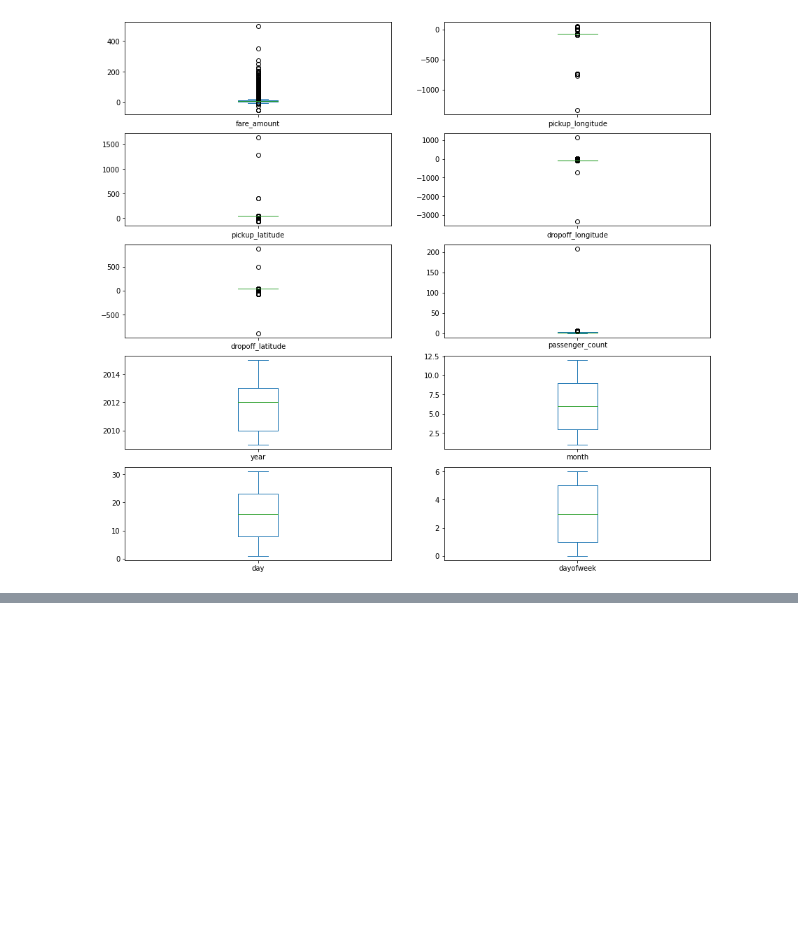
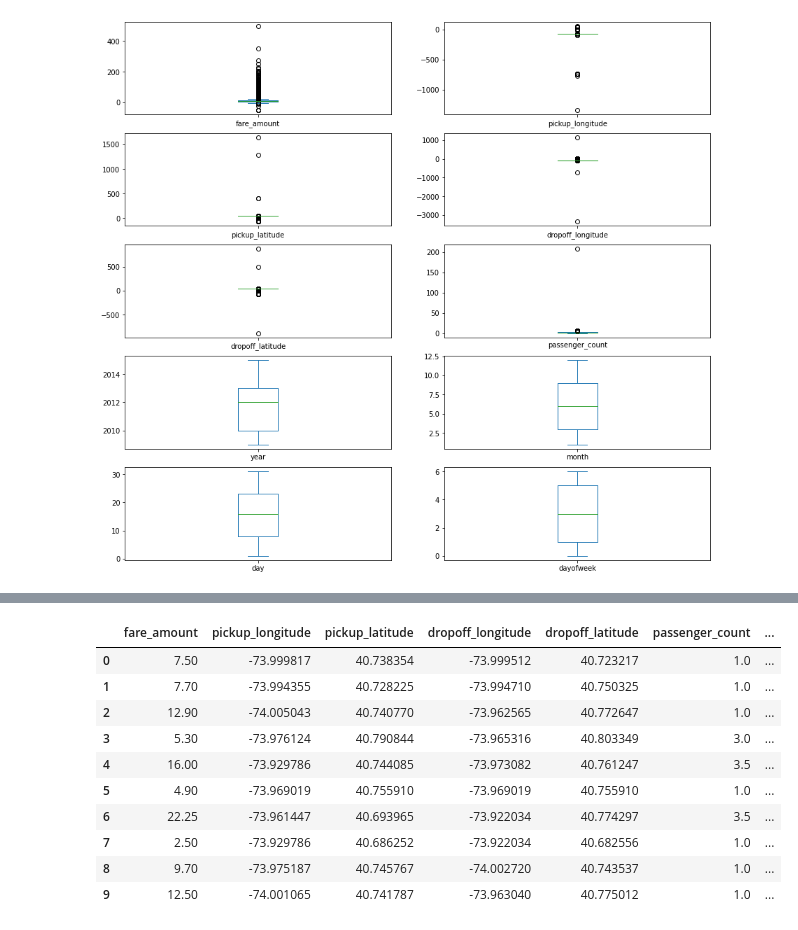
Before and after one commit to skncode/LP3, a Jupyter notebook: uberfare.ipynb, the cells around one changed output, grey strips where cells are left out. Saved outputs shown, nothing was run; the diff lists cells and outputs as text; code cells hidden in the pictures; blank space fills up the shorter version.

```diff
--- a/uberfare.ipynb
+++ b/uberfare.ipynb
@@ -183,0 +220,27 @@ dtype: object
+# %%
+import haversine as hs
+travel_dist=[]
+# print(len(df['pickup_longitude']))
+# long1,lati1,long2,lati2=[df['pickup_longitude'][pos],df['pickup_latitude'][pos]]
+for pos in range(len(df['pickup_longitude'])):
+  long1,lati1,long2,lati2=[df['pickup_longitude'][pos],df['pickup_latitude'][pos],df['dropoff_longitude'][pos],df['dropoff_latitude'][pos]]
+  # print(long1," ",lati1," ",long2," ",lati2)
+  loc1=(lati1,long1)
+  loc2=(lati2,long2)
+  c=hs.haversine(loc1,loc2)
+  travel_dist.append(c)
+df['dist_tracel_km']=travel_dist
+# %%
+df.head(10)
+# %% [output]
+|  | fare_amount | pickup_longitude | pickup_latitude | dropoff_longitude | dropoff_latitude | passenger_count | ... |
+| 0 | 7.50 | -73.999817 | 40.738354 | -73.999512 | 40.723217 | 1.0 | ... |
+| 1 | 7.70 | -73.994355 | 40.728225 | -73.994710 | 40.750325 | 1.0 | ... |
+| 2 | 12.90 | -74.005043 | 40.740770 | -73.962565 | 40.772647 | 1.0 | ... |
+| 3 | 5.30 | -73.976124 | 40.790844 | -73.965316 | 40.803349 | 3.0 | ... |
+| 4 | 16.00 | -73.929786 | 40.744085 | -73.973082 | 40.761247 | 3.5 | ... |
+| 5 | 4.90 | -73.969019 | 40.755910 | -73.969019 | 40.755910 | 1.0 | ... |
+| 6 | 22.25 | -73.961447 | 40.693965 | -73.922034 | 40.774297 | 3.5 | ... |
+| 7 | 2.50 | -73.929786 | 40.686252 | -73.922034 | 40.682556 | 1.0 | ... |
+| 8 | 9.70 | -73.975187 | 40.745767 | -74.002720 | 40.743537 | 1.0 | ... |
+| 9 | 12.50 | -74.001065 | 40.741787 | -73.963040 | 40.775012 | 1.0 | ... |
```
Also changed, not shown: parts of 12 cells of this notebook.
